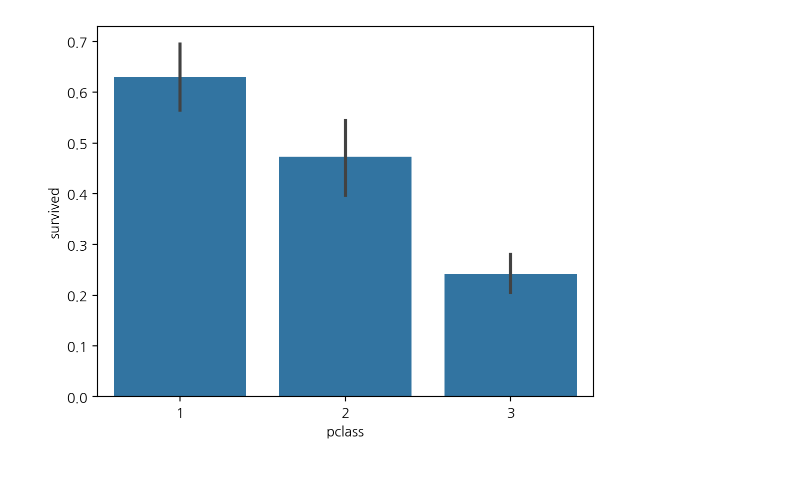
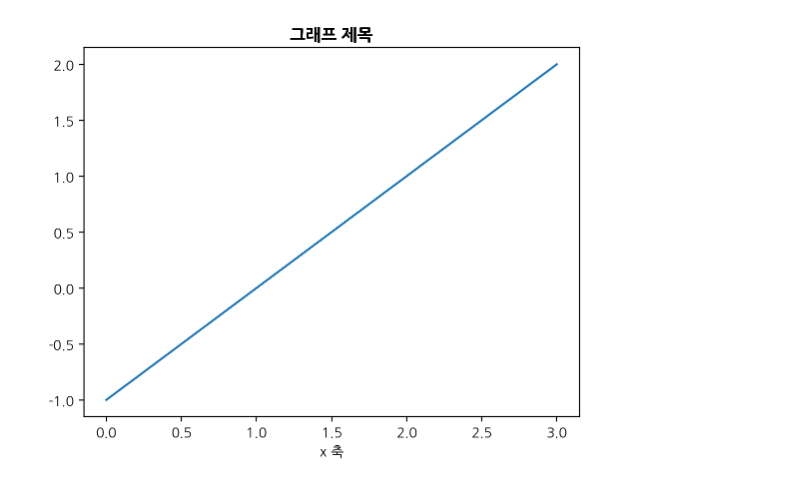
Before and after one commit to ai7dnn/.github, a Jupyter notebook: inclass/01w_bigdata_basic.ipynb, the cells around one changed output. Saved outputs shown, nothing was run; the diff lists cells and outputs as text; code cells hidden in the pictures.

```diff
--- a/inclass/01w_bigdata_basic.ipynb
+++ b/inclass/01w_bigdata_basic.ipynb
@@ -125,4 +44,0 @@ sns.barplot(x="sex", y="survived", data=titanic);
-# %%
-sns.barplot(x="pclass", y="survived", data=titanic);
-# %% [output]
-[figure, removed]
@@ -128,0 +48,10 @@ sns.barplot(x="pclass", y="survived", data=titanic);
+# %%
+import matplotlib.pyplot as plt
+import koreanize_matplotlib
+
+plt.plot([-1, 0, 1, 2])
+plt.title('그래프 제목', fontweight = 'bold')
+plt.xlabel('x 축')
+plt.show()
+# %% [output]
+[figure, added]
```
Also changed, not shown: parts of 49 cells of this notebook.
